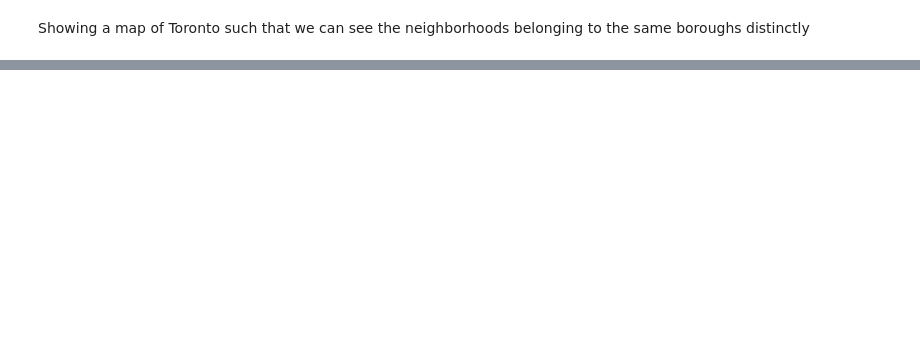
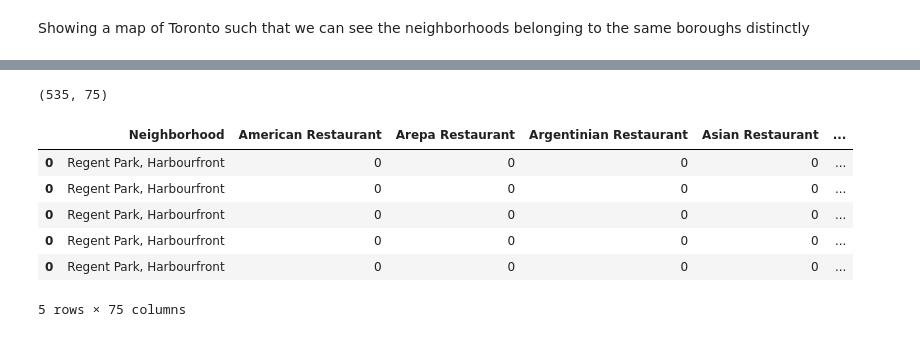
Before and after one commit to Koustav-Samaddar/Coursera_Capstone, a Jupyter notebook: Capstone Project - Battle of the Neighborhoods.ipynb, the cells around one changed output, grey strips where cells are left out. Cells and saved outputs as stored; diff of their text form; code cells hidden in the pictures; blank space fills up the shorter version.

```diff
--- a/Capstone Project - Battle of the Neighborhoods.ipynb
+++ b/Capstone Project - Battle of the Neighborhoods.ipynb
@@ -186,0 +269,21 @@ map_toronto
+# %%
+# Encode restaurant categories in one-hot format
+one_hot_df = pd.get_dummies(new2_df[["Categories"]], prefix="", prefix_sep="")
+one_hot_df["Neighborhood"] = new2_df["Neighborhood"]
+
+# Move Neighborhood to the left to make it wasier to see
+cols = list(one_hot_df.columns)
+cols = [cols[-1], *cols[:-1]]
+one_hot_df = one_hot_df[cols]
+
+print(one_hot_df.shape)
+one_hot_df.head()
+# %% [output]
+(535, 75)
+|  | Neighborhood | American Restaurant | Arepa Restaurant | Argentinian Restaurant | Asian Restaurant | ... |
+| 0 | Regent Park, Harbourfront | 0 | 0 | 0 | 0 | ... |
+| 0 | Regent Park, Harbourfront | 0 | 0 | 0 | 0 | ... |
+| 0 | Regent Park, Harbourfront | 0 | 0 | 0 | 0 | ... |
+| 0 | Regent Park, Harbourfront | 0 | 0 | 0 | 0 | ... |
+| 0 | Regent Park, Harbourfront | 0 | 0 | 0 | 0 | ... |
+5 rows × 75 columns
```
Also changed, not shown: parts of 16 cells of this notebook.
